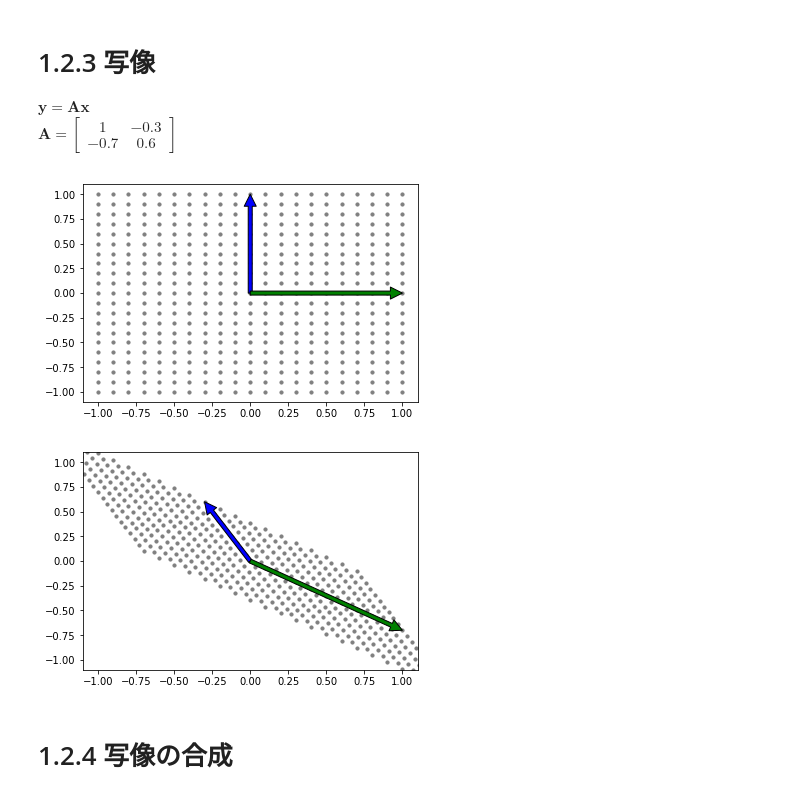
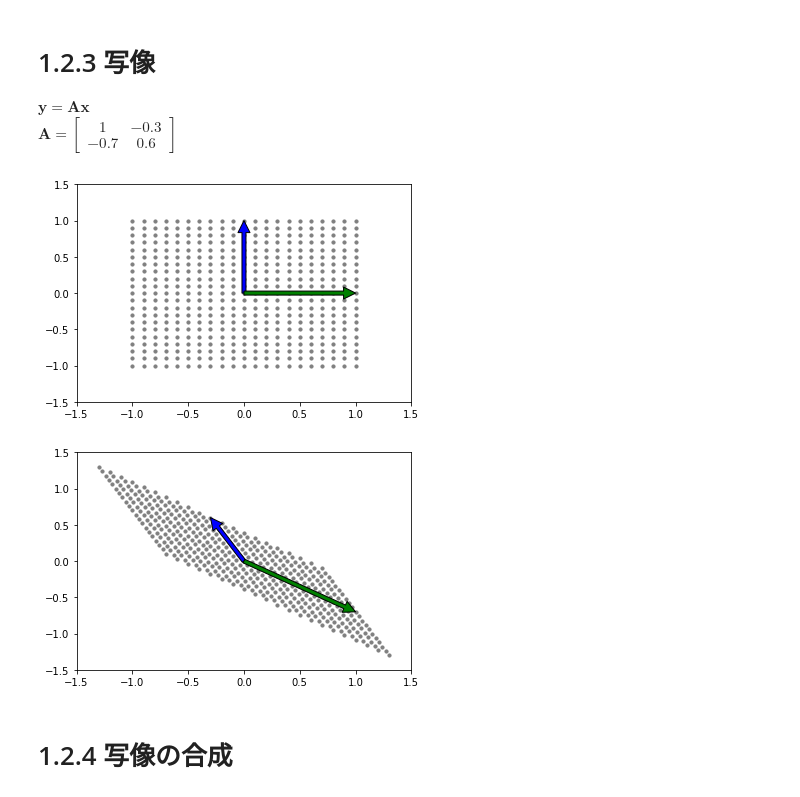
Before and after one commit to takeko213/Linear_Algebra_for_Computer_Science_with_python, a Jupyter notebook: ch1.ipynb, the cells around one changed output. Cells and saved outputs as stored; diff of their text form; code cells hidden in the pictures.

```diff
--- a/ch1.ipynb
+++ b/ch1.ipynb
@@ -38,16 +38,16 @@ $\boldsymbol{y} = \boldsymbol{A}\boldsymbol{x}$
 $\boldsymbol{A} = \begin{bmatrix}1 & -0.3 \\ -0.7 & 0.6 \end{bmatrix}$
 # %%
 # 初期状態
-make_graph(Y = X_ini, axlim = 1.1)
+make_graph(Y = X_ini, axlim = 1.5)
 # %% [output]
-[figure, old version]
+[figure, new version]
 # %%
 # 写像
 A = np.array([[1,-0.3],[-0.7,0.6]])
 Y = mapping(A,X_ini)
-make_graph(Y,axlim = 1.1)
+make_graph(Y,axlim = 1.5)
 # %% [output]
-[figure, old version]
+[figure, new version]
 # %% [markdown]
 # 1.2.4 写像の合成
 # %%
```
Also changed, not shown: parts of 6 cells of this notebook.
